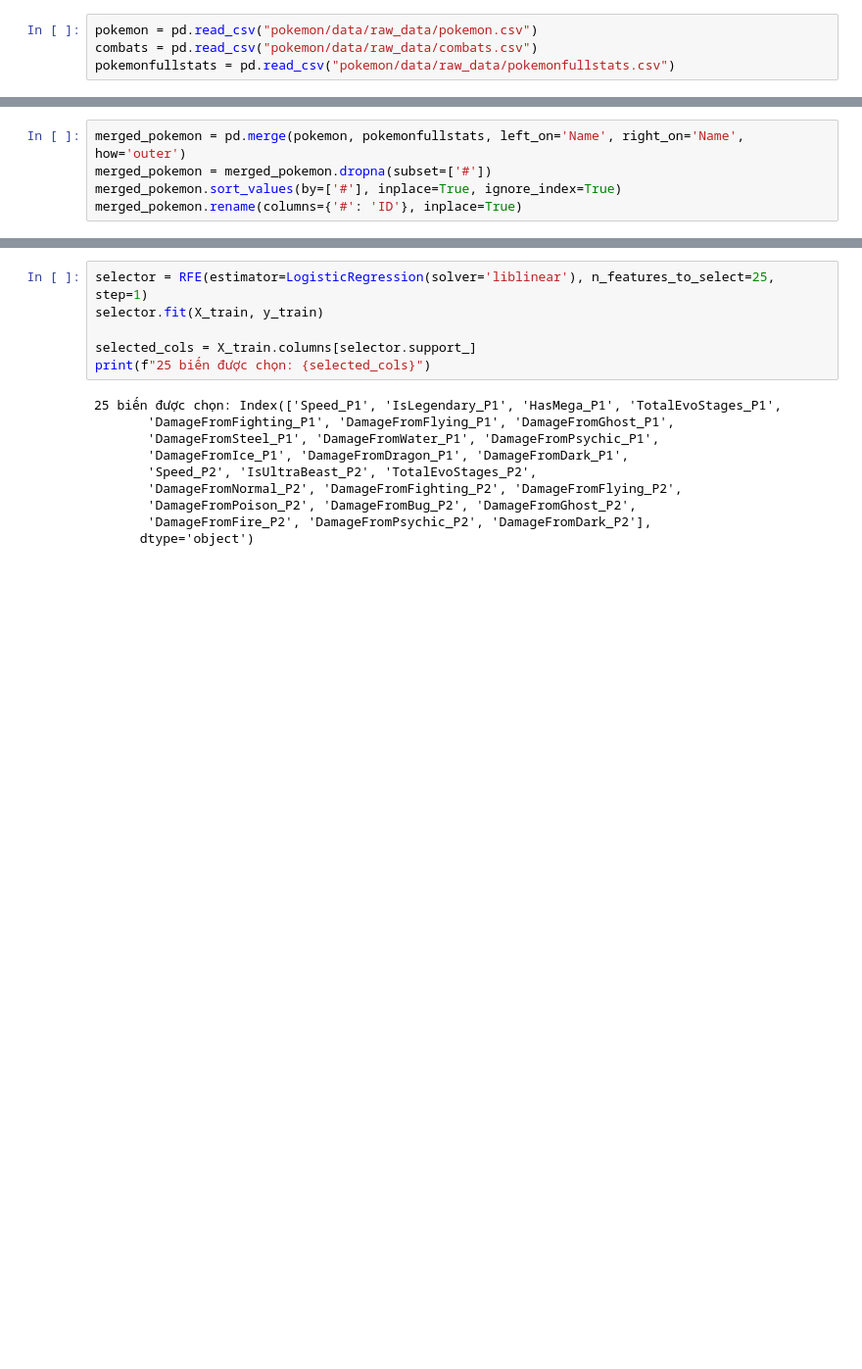
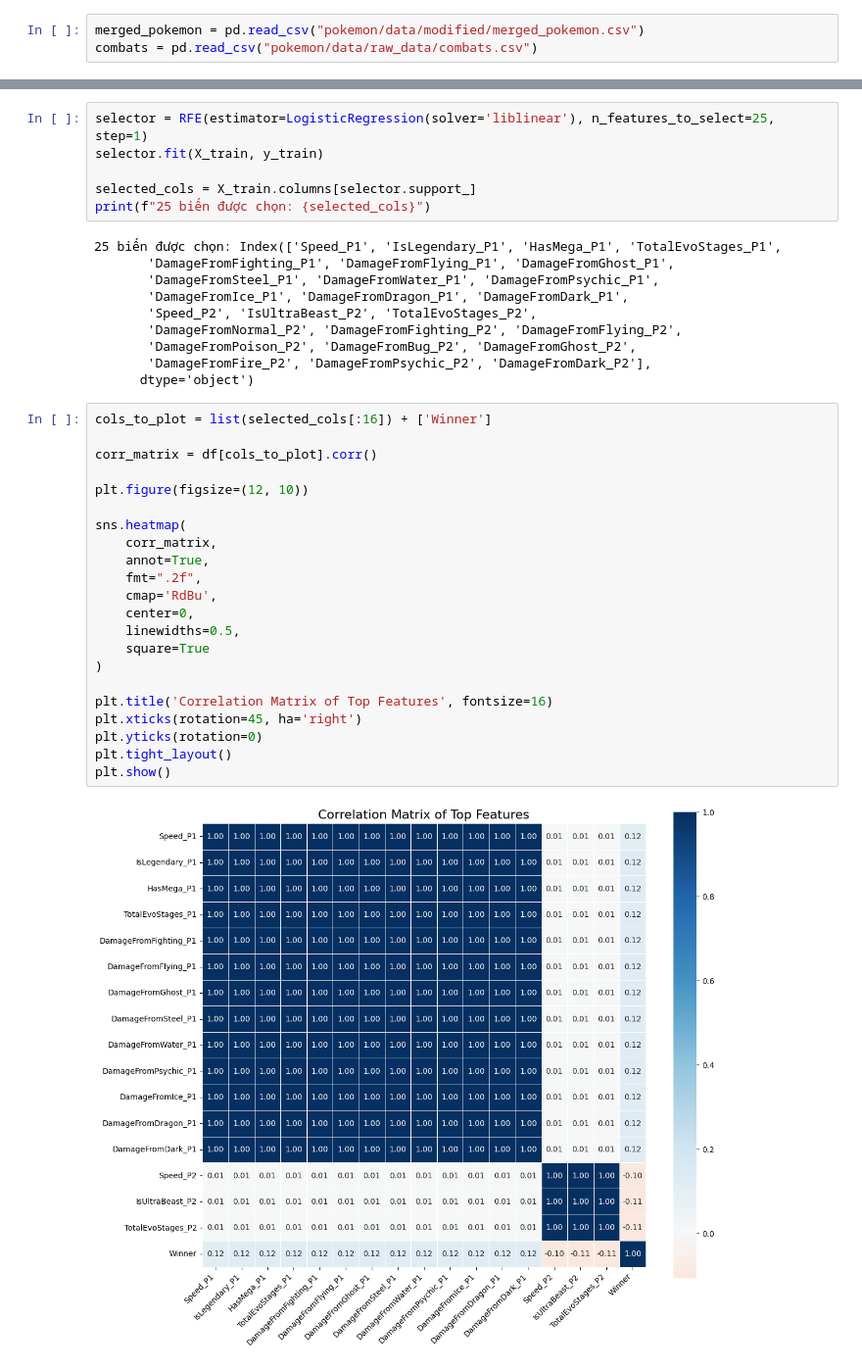
Before and after one commit to rizerize-1/pokemon, a Jupyter notebook: DirtyModel.ipynb, the cells around one changed output, grey strips where cells are left out. Shown at 98% size. Cells and saved outputs as stored; diff of their text form; blank space fills up the shorter version.

```diff
--- a/DirtyModel.ipynb
+++ b/DirtyModel.ipynb
@@ -7,4 +11,3 @@ from sklearn.feature_selection import RFE
 # %%
-pokemon = pd.read_csv("pokemon/data/raw_data/pokemon.csv")
+merged_pokemon = pd.read_csv("pokemon/data/modified/merged_pokemon.csv")
 combats = pd.read_csv("pokemon/data/raw_data/combats.csv")
-pokemonfullstats = pd.read_csv("pokemon/data/raw_data/pokemonfullstats.csv")
@@ -17,8 +14,3 @@ pokemon.drop(columns=['HP', 'Attack', 'Defense', 'Sp. Atk', 'Sp. Def', 'Speed',
-# %%
-merged_pokemon = pd.merge(pokemon, pokemonfullstats, left_on='Name', right_on='Name', how='outer')
-merged_pokemon = merged_pokemon.dropna(subset=['#'])
-merged_pokemon.sort_values(by=['#'], inplace=True, ignore_index=True)
-merged_pokemon.rename(columns={'#': 'ID'}, inplace=True)
 # %%
 dirty_data = pd.merge(combats, merged_pokemon, left_on='First_pokemon', right_on='ID', how='inner')
 dirty_data.drop(columns=['ID'], inplace=True)
@@ -103,4 +95,28 @@ print(f"25 biến được chọn: {selected_cols}")
        'DamageFromPoison_P2', 'DamageFromBug_P2', 'DamageFromGhost_P2',
        'DamageFromFire_P2', 'DamageFromPsychic_P2', 'DamageFromDark_P2'],
       dtype='object')
+# %%
+cols_to_plot = list(selected_cols[:16]) + ['Winner']
+
+corr_matrix = df[cols_to_plot].corr()
+
+plt.figure(figsize=(12, 10))
+
+sns.heatmap(
+    corr_matrix,
+    annot=True,
+    fmt=".2f",
+    cmap='RdBu',
+    center=0,
+    linewidths=0.5,
+    square=True
+)
+
+plt.title('Correlation Matrix of Top Features', fontsize=16)
+plt.xticks(rotation=45, ha='right')
+plt.yticks(rotation=0)
+plt.tight_layout()
+plt.show()
+# %% [output]
+[figure, added]
 # %%
```
Also changed, not shown: parts of 8 cells of this notebook.
